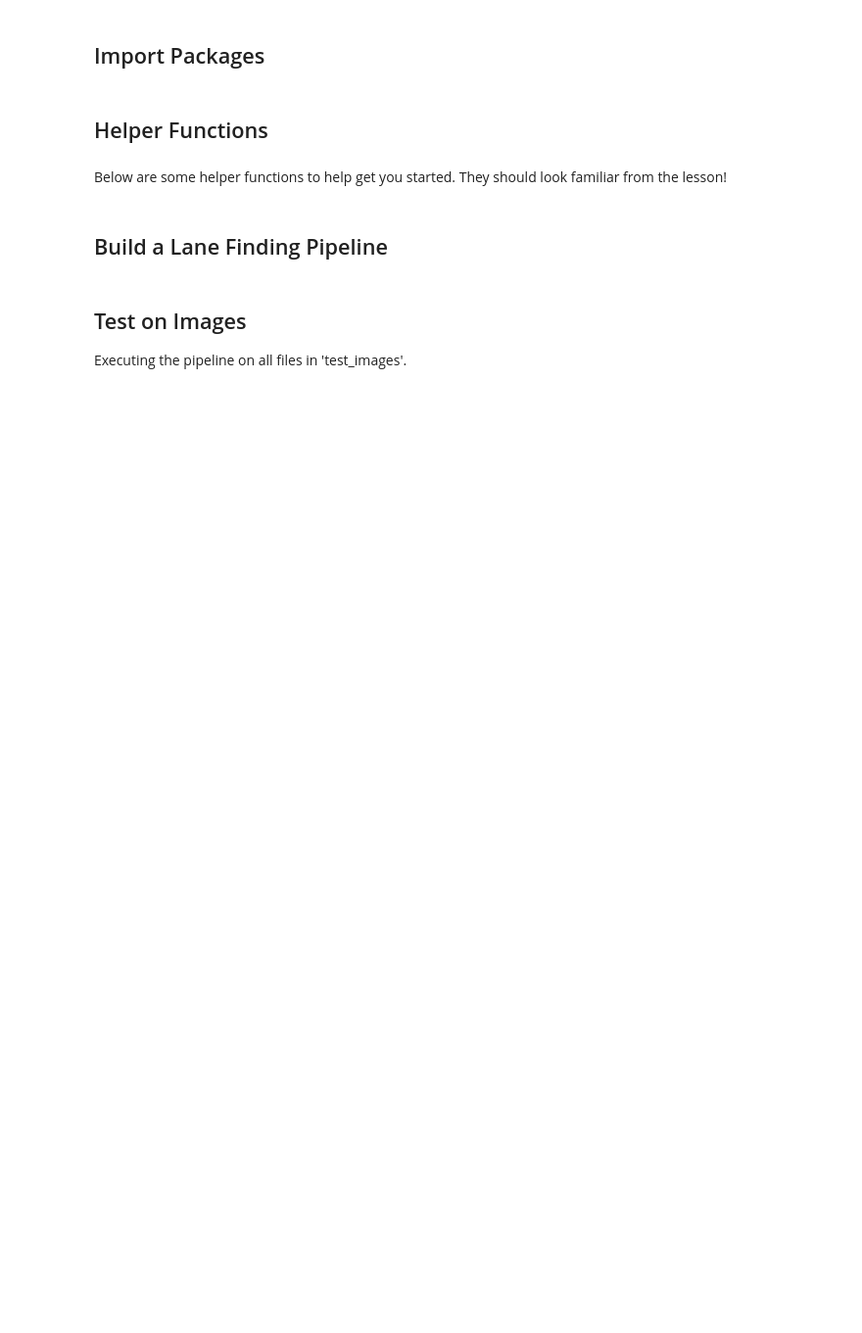
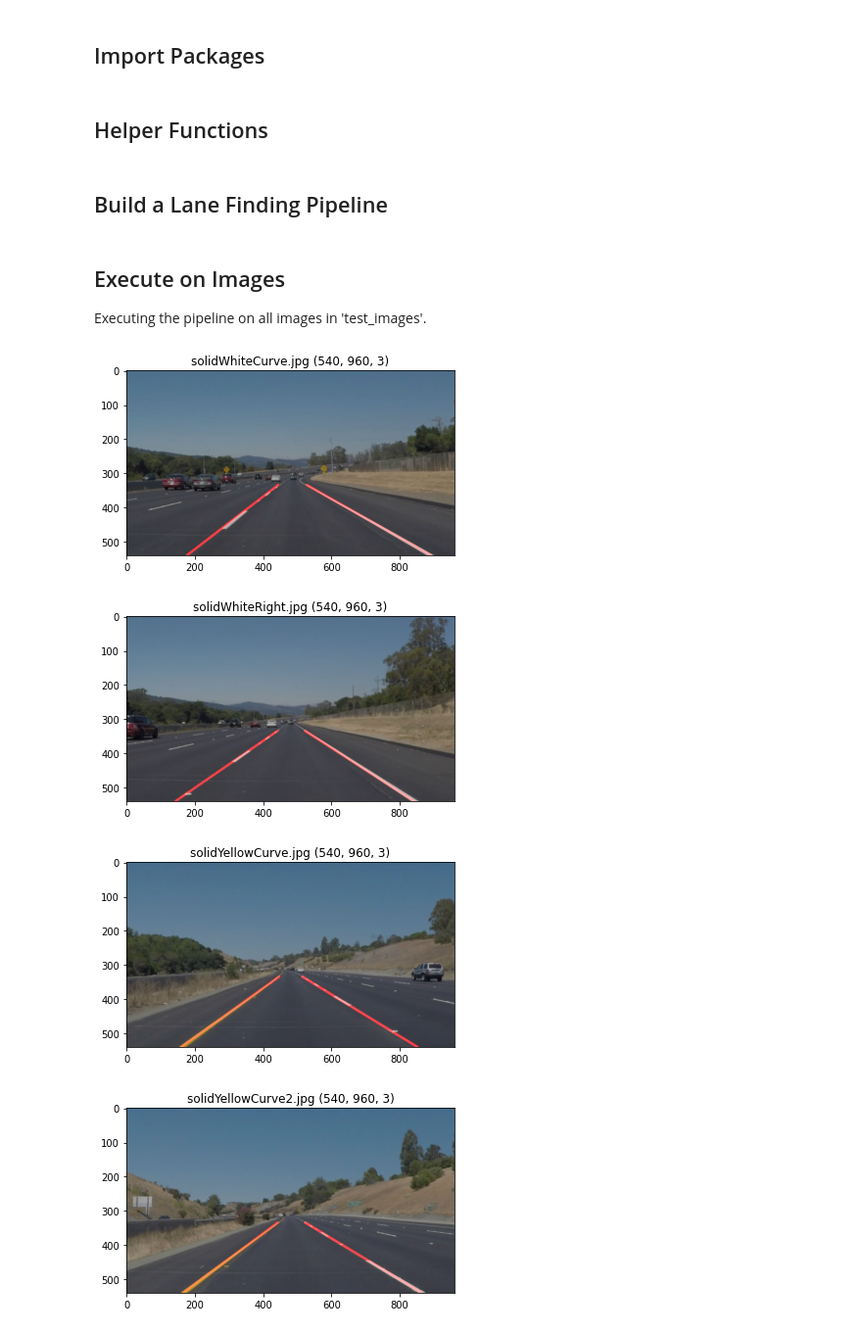
Before and after one commit to mkleesiek/CarND-LaneLines-P1, a Jupyter notebook: P1.ipynb, the cells around one changed output. Shown: that part at 98% size. Drawn from its saved outputs; the diff is of its cells as text; code cells hidden in the pictures; blank space fills up the shorter version.

```diff
--- a/P1.ipynb
+++ b/P1.ipynb
@@ -35,6 +25,4 @@ import cv2
 %matplotlib inline
 # %% [markdown]
 ## Helper Functions
-# %% [markdown]
-Below are some helper functions to help get you started. They should look familiar from the lesson!
 # %%
@@ -183,18 +190,19 @@ def weighted_img(img, initial_img, α=0.8, β=1., γ=0.):
 # %% [markdown]
 ## Build a Lane Finding Pipeline
 # %%
-import pathlib as pal
+def pipeline(img):
+    """
+    Process a single image through the complete pipeline.
+    """
 
-def pipeline(img):
-
-    #image dimensions
+    # image dimensions
     h = img.shape[0]
     w = img.shape[1]
 
-    #relative y-position of the line horizon
+    # relative y-position of the (hard-coded) line horizon
     horizon = 0.62;
 
-    #the region of interest as a trapezoid
+    # the region of interest as a trapezoid
     region = np.array( [ \
                         [0.05*w, 1.0*h], \
                         [0.45*w, horizon*h], \
@@ -202,35 +210,53 @@ def pipeline(img):
                         [0.95*w, 1.0*h] \
                        ], dtype=np.int32 )
 
-    proc_img = color_select(img, (130, 130, 80), (255, 255, 255))
+    # select color (filtering dark parts of the image but allowing darker yet yellowish areas)
+    proc_img = color_select(img, (130, 130, 40), (255, 255, 255))
 
+    # cut region to the configure trapezoid
     proc_img = region_of_interest(proc_img, [region])
 
     #plt.figure()
     #plt.imshow(proc_img)
 
+    # apply Gaussian blur
     proc_img = gaussian_blur(proc_img, 5)
 
+    # apply Canny Edge
     proc_img = canny(proc_img, 50, 130)
 
     #plt.figure()
     #plt.imshow(proc_img)
 
-    proc_img = hough_lines(proc_img, 2, np.pi/180, 40, 30, 10, horizon)
+    # detect line segments with Hough Transform (allowing relatively short lines as well)
+    # and filter/extrapolate
+    proc_img = hough_lines(proc_img, 2, np.pi/180, 40, 20, 10, horizon)
 
+    # overlay the extrapolated lane lines onto the original image
     proc_img = weighted_img(proc_img, img, 0.7, 1.0)
 
     return proc_img
 # %% [markdown]
-## Test on Images
-Executing the pipeline on all files in 'test_images'.
+## Execute on Images
+Executing the pipeline on all images in 'test_images'.
 # %%
-for file in pal.Path('test_images').iterdir():
-    image = mpimg.imread(file)
+# apply the processing pipe line to all images in the input directory
 
-    print('Parsing image "', file, '" with dimensions ', image.shape, sep='')
+input_dir = 'test_images'
+output_dir = 'test_images_output'
+
+for file in sorted(pal.Path(input_dir).iterdir()):
+
+    image = mpimg.imread(str(file))
     image = pipeline(image)
 
-    cv2.imwrite('test_images_output/' + file.name, image)
+    cv2.imwrite(output_dir + '/' + file.name, image)
+
     plt.figure()
+    plt.title("{} {}".format(file.name, image.shape))
     plt.imshow(image)
+# %% [output]
+[figure, added]
+[figure, added]
+[figure, added]
+[figure, added]
```
Also changed, not shown: parts of 25 cells of this notebook, 21 other files.
